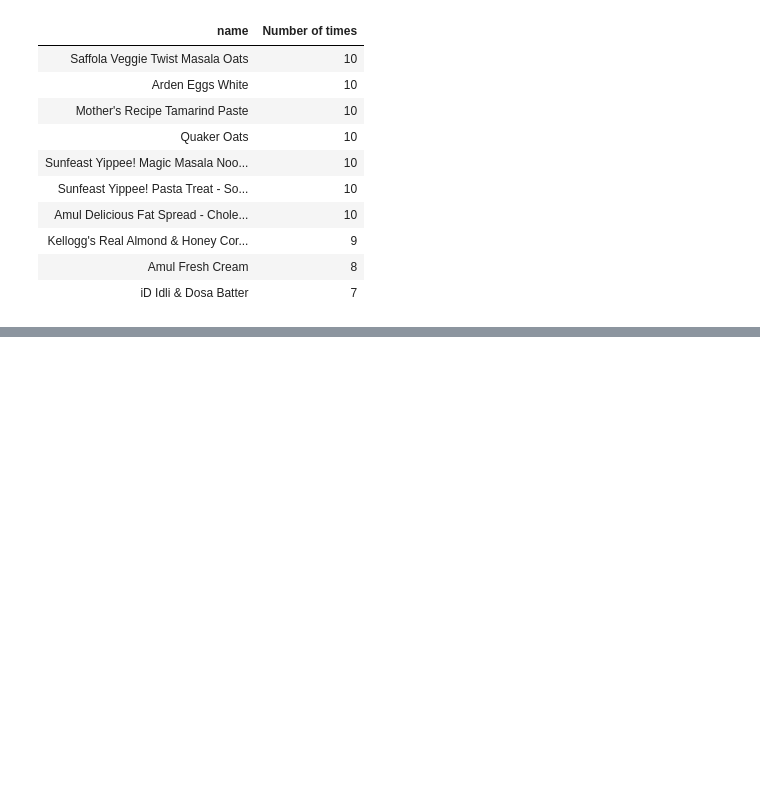
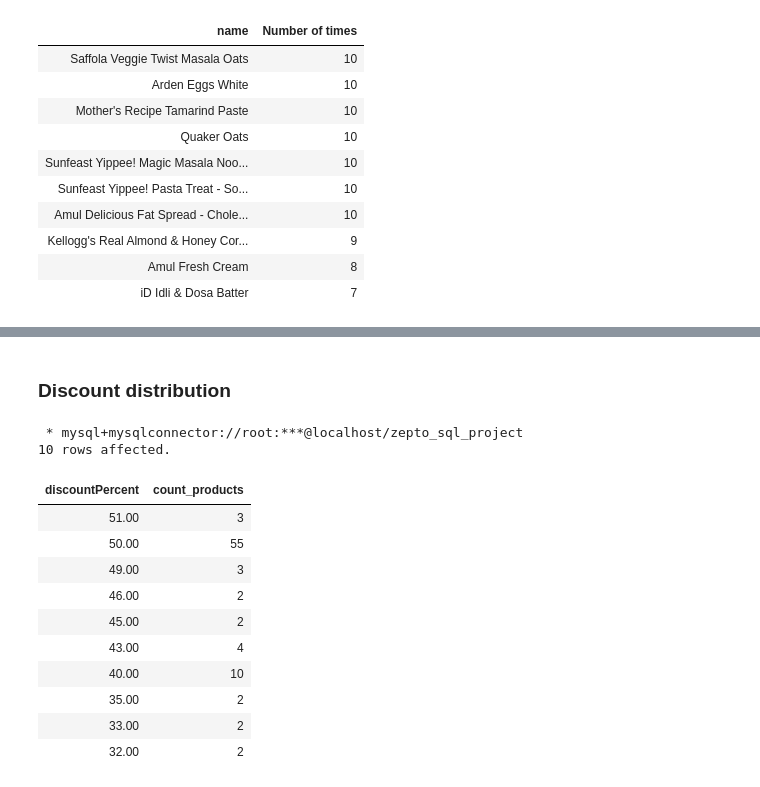
Before and after one commit to S8naK/E-Commerce-Inventory-Analysis, a Jupyter notebook: zepto_inventory_analysis.ipynb, the cells around one changed output, grey strips where cells are left out. Saved outputs shown, nothing was run; the diff lists cells and outputs as text; code cells hidden in the pictures; blank space fills up the shorter version.

```diff
--- a/zepto_inventory_analysis.ipynb
+++ b/zepto_inventory_analysis.ipynb
@@ -193,0 +242,24 @@ LIMIT 10;
+# %% [markdown]
+### Discount distribution
+# %%
+%%sql
+
+SELECT discountPercent, COUNT(*) AS count_products
+FROM zepto_clean
+GROUP BY discountPercent
+ORDER BY discountPercent DESC
+LIMIT 10;
+# %% [output]
+ * mysql+mysqlconnector://root:***@localhost/zepto_sql_project
+10 rows affected.
+| discountPercent | count_products |
+| 51.00 | 3 |
+| 50.00 | 55 |
+| 49.00 | 3 |
+| 46.00 | 2 |
+| 45.00 | 2 |
+| 43.00 | 4 |
+| 40.00 | 10 |
+| 35.00 | 2 |
+| 33.00 | 2 |
+| 32.00 | 2 |
```
Also changed, not shown: parts of 8 cells of this notebook, 1 other file.
